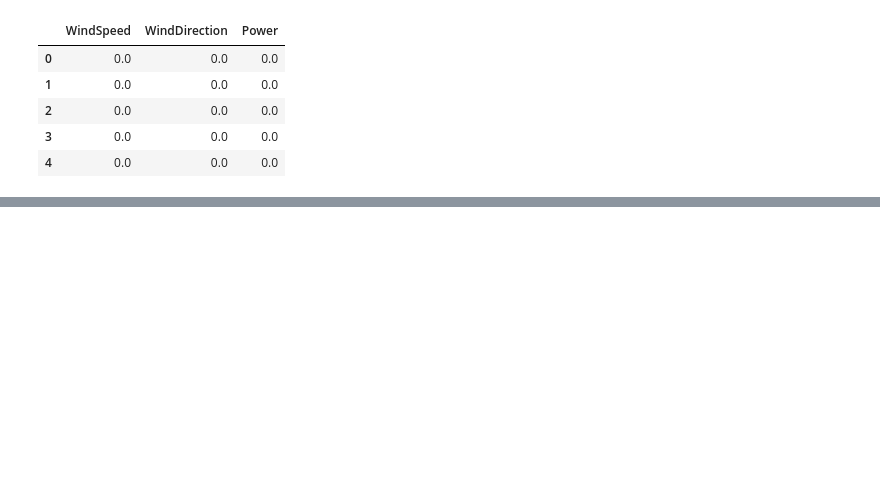
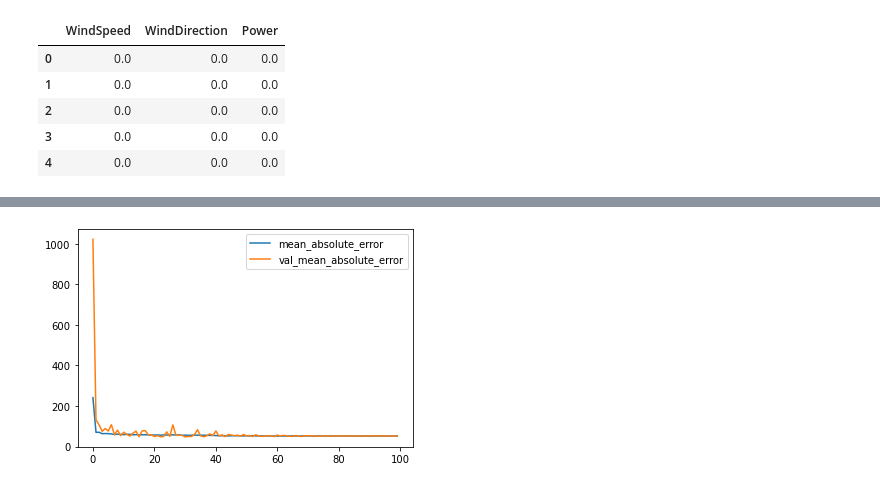
Before and after one commit to ileocho/TurbinePred, a Jupyter notebook: model.ipynb, the cells around one changed output, grey strips where cells are left out. Drawn from its saved outputs; the diff is of its cells as text; code cells hidden in the pictures; blank space fills up the shorter version.

```diff
--- a/model.ipynb
+++ b/model.ipynb
@@ -50,13 +48,0 @@ print(y_train.shape, y_val.shape, y_test.shape) # y_train : power
-# %%
-def create_model():
-    model = tf.keras.models.Sequential()
-    model.add(tf.keras.layers.Dense(64, activation='relu', input_shape=(2,), kernel_initializer='he_normal'))
-    model.add(tf.keras.layers.Dense(64, activation='relu', kernel_initializer='he_normal'))
-    model.add(tf.keras.layers.Dense(1))
-    model.compile(optimizer=tf.keras.optimizers.Adam(learning_rate=0.001),
-                  loss=tf.keras.losses.MeanSquaredError(),
-                  metrics=[tf.keras.metrics.MeanAbsoluteError()])
-    return model
-
-model = create_model()
-model.summary()
@@ -120,0 +166,7 @@ plt.show()
+# %%
+plt.plot(history.history['mean_absolute_error'], label='mean_absolute_error')
+plt.plot(history.history['val_mean_absolute_error'], label = 'val_mean_absolute_error')
+plt.legend()
+plt.show()
+# %% [output]
+[figure, added]
```
Also changed, not shown: parts of 15 cells of this notebook, 3 other files.
